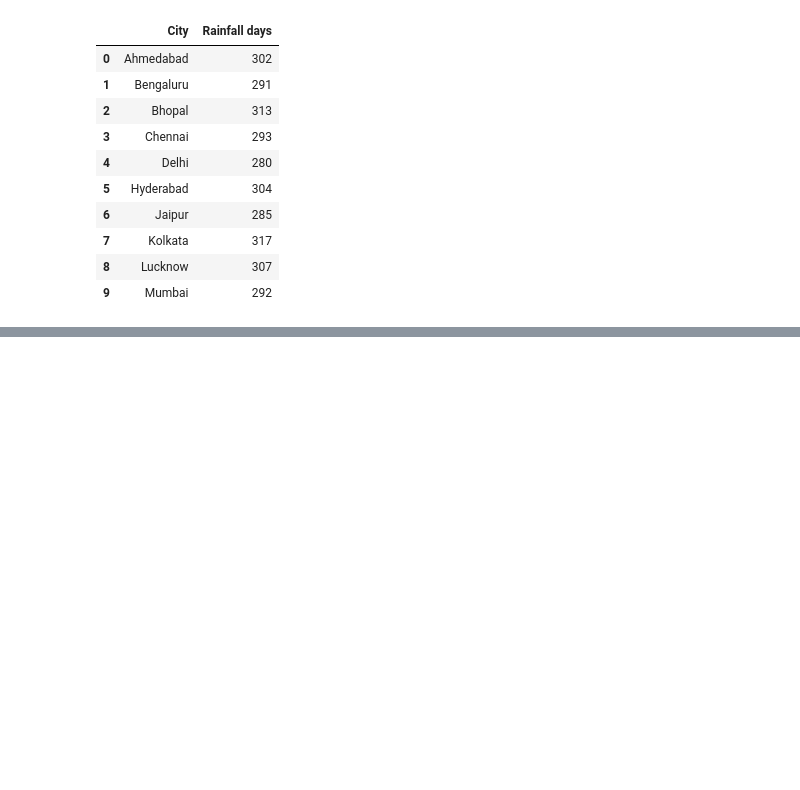
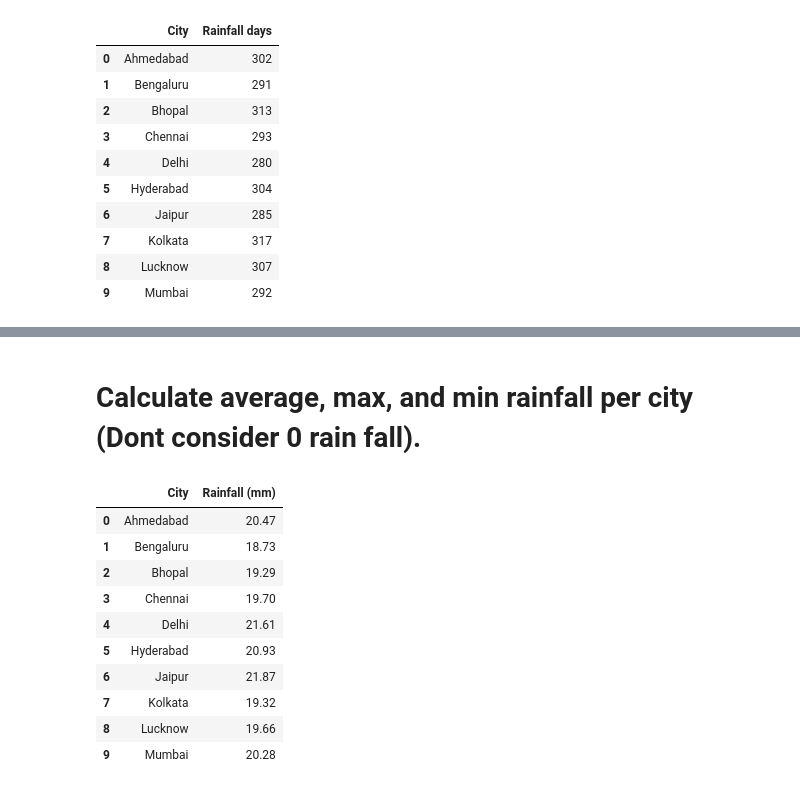
Before and after one commit to MuraliAirody/PyAi_Foundation, a Jupyter notebook: Practice/climate.ipynb, the cells around one changed output, grey strips where cells are left out. Cells and saved outputs as stored; diff of their text form; code cells hidden in the pictures; blank space fills up the shorter version.

```diff
--- a/Practice/climate.ipynb
+++ b/Practice/climate.ipynb
@@ -295,0 +328,19 @@ rain_fall.reset_index(name="Rainfall days")
+# %% [markdown]
+# Calculate average, max, and min rainfall per city (Dont consider 0 rain fall).
+# %%
+master_data_grp = master_data[master_data["Rainfall (mm)"]!=0].groupby("City")["Rainfall (mm)"]
+
+
+master_data_grp.mean().reset_index().round(2)
+# %% [output]
+|  | City | Rainfall (mm) |
+| 0 | Ahmedabad | 20.47 |
+| 1 | Bengaluru | 18.73 |
+| 2 | Bhopal | 19.29 |
+| 3 | Chennai | 19.70 |
+| 4 | Delhi | 21.61 |
+| 5 | Hyderabad | 20.93 |
+| 6 | Jaipur | 21.87 |
+| 7 | Kolkata | 19.32 |
+| 8 | Lucknow | 19.66 |
+| 9 | Mumbai | 20.28 |
```
Also changed, not shown: parts of 5 cells of this notebook.
